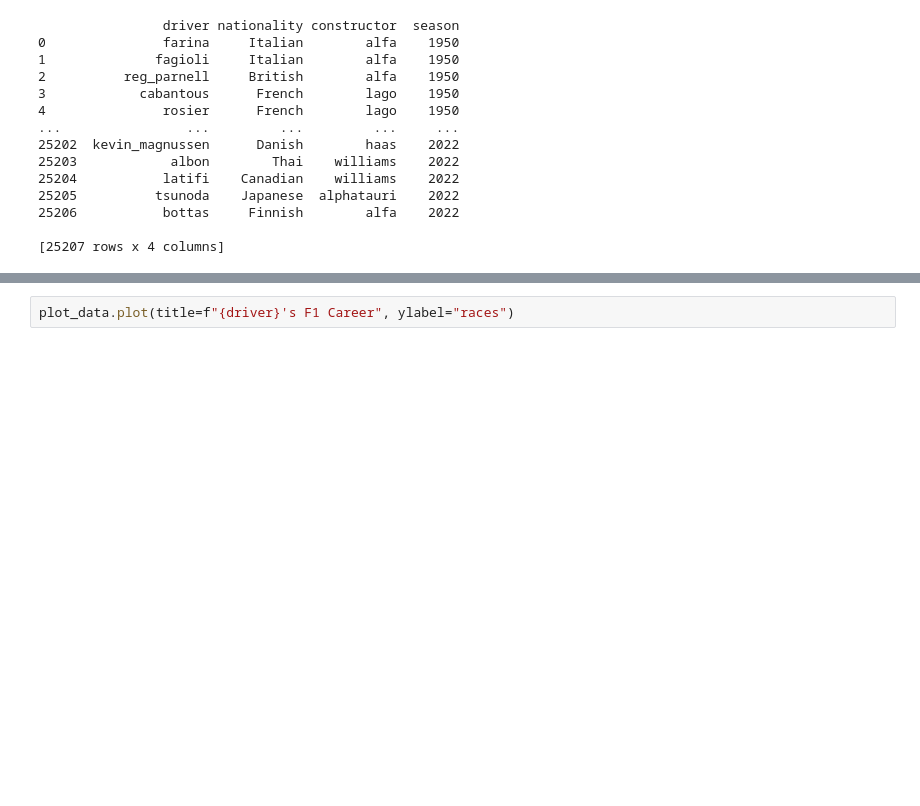
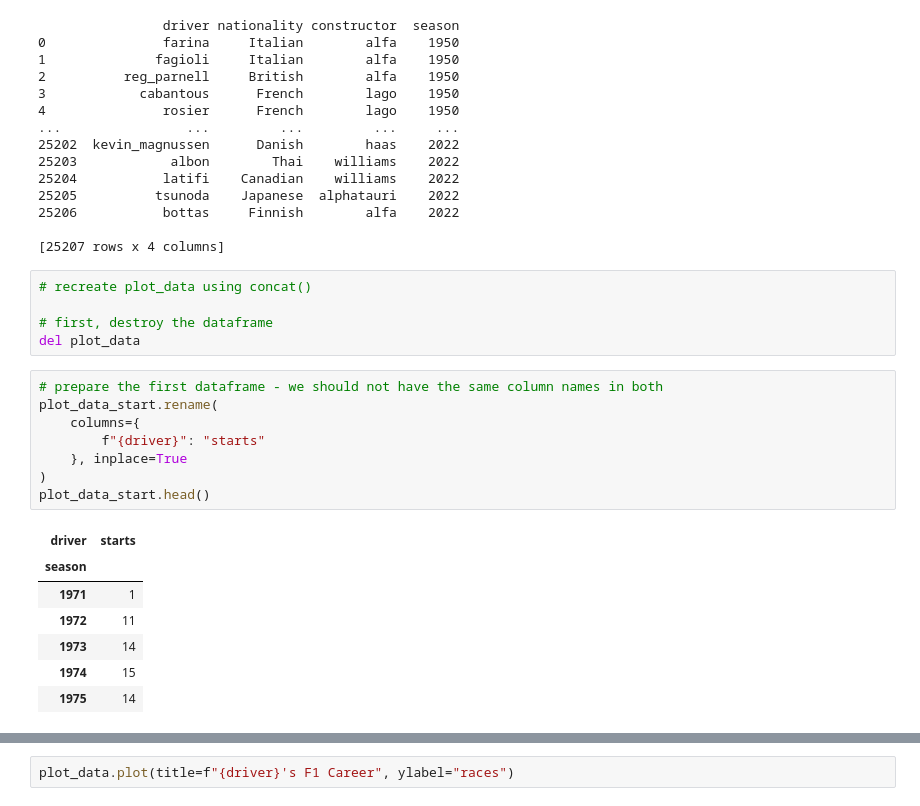
Before and after one commit to autrefois/bootcamp, a Jupyter notebook: 2022/python_workshop/notebooks/resources/resolved/f1_driver_career_analysis.ipynb, the cells around one changed output, grey strips where cells are left out. Saved outputs shown, nothing was run; the diff lists cells and outputs as text; blank space fills up the shorter version.

Commit message:
f1 career analysis - concat df for plot

```diff
--- a/2022/python_workshop/notebooks/resources/resolved/f1_driver_career_analysis.ipynb
+++ b/2022/python_workshop/notebooks/resources/resolved/f1_driver_career_analysis.ipynb
@@ -286,3 +296,24 @@ print(big_df)
 25206           bottas     Finnish        alfa    2022
 
 [25207 rows x 4 columns]
+# %%
+# recreate plot_data using concat()
+
+# first, destroy the dataframe
+del plot_data
+# %%
+# prepare the first dataframe - we should not have the same column names in both
+plot_data_start.rename(
+    columns={
+        f"{driver}": "starts"
+    }, inplace=True
+)
+plot_data_start.head()
+# %% [output]
+| driver | starts |
+| season |  |
+| 1971 | 1 |
+| 1972 | 11 |
+| 1973 | 14 |
+| 1974 | 15 |
+| 1975 | 14 |
```
Also changed, not shown: parts of 4 cells of this notebook.
